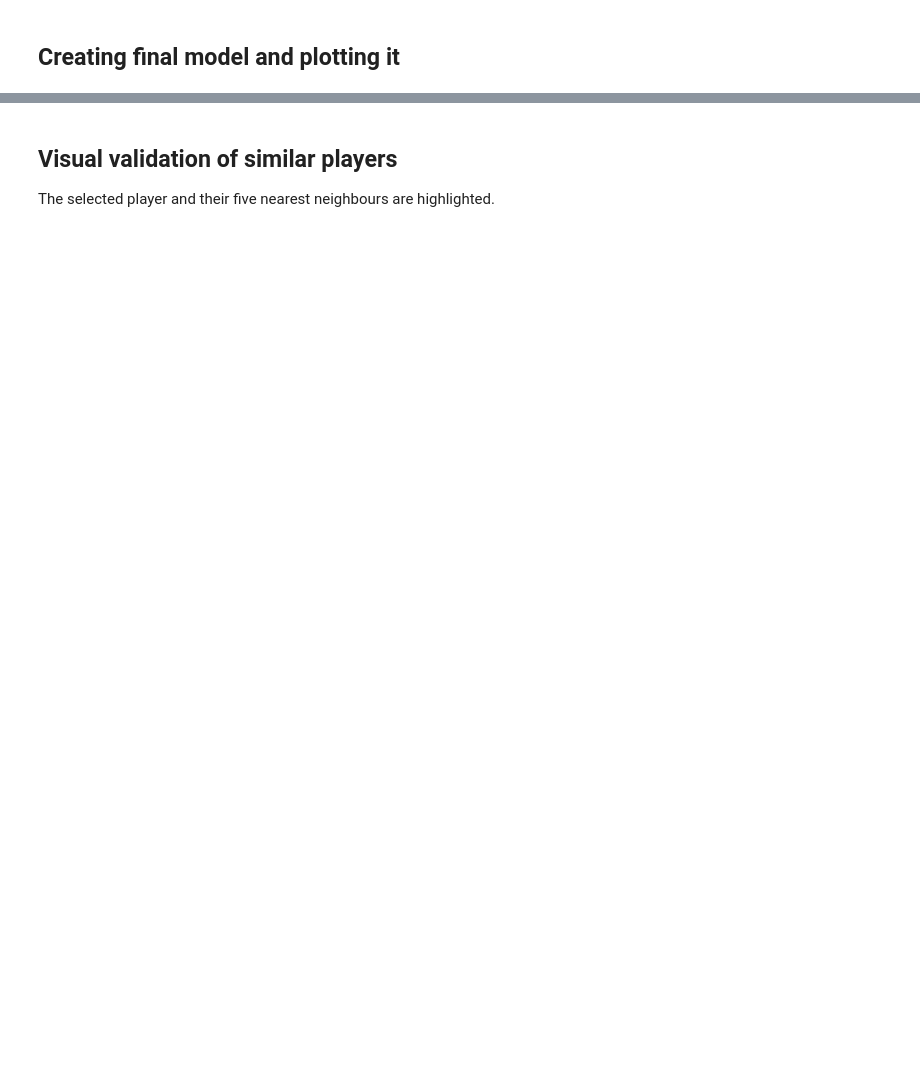
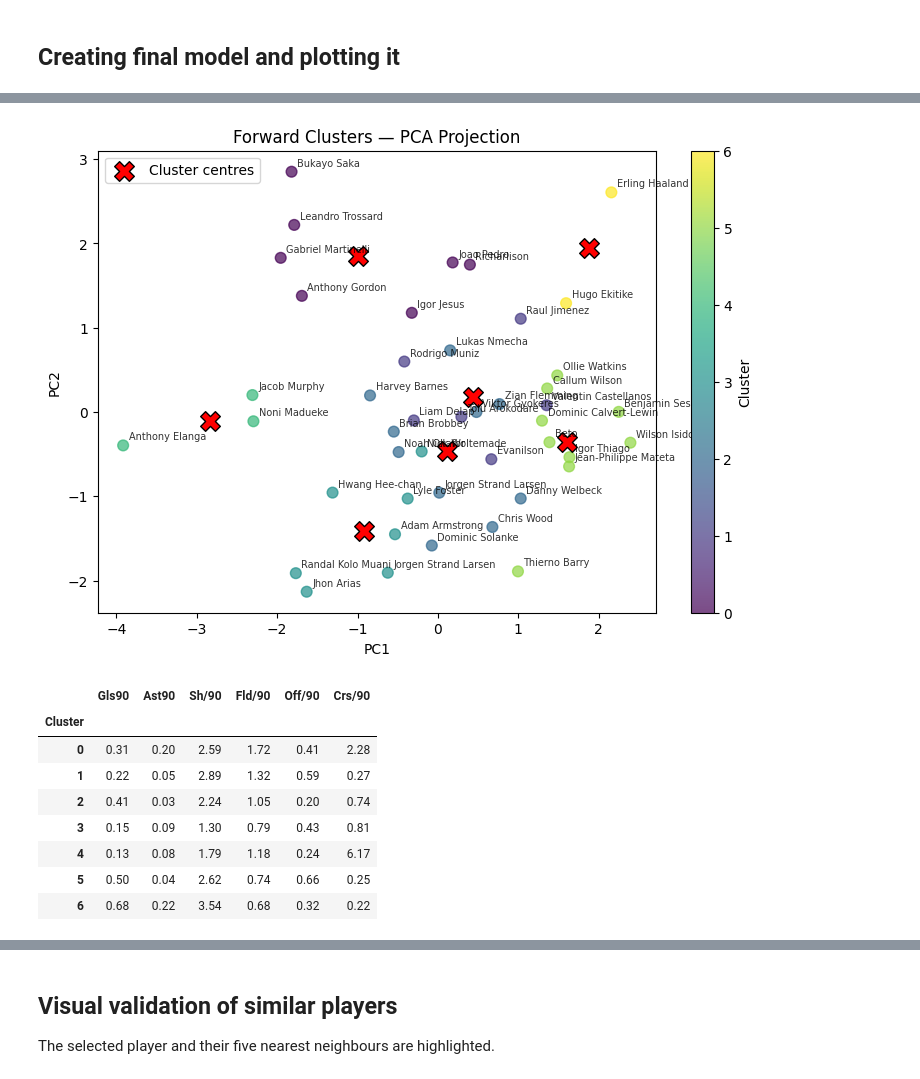
Before and after one commit to Galin-GM/football-player-similarity, a Jupyter notebook: notebooks/03_clustering.ipynb, the cells around one changed output, grey strips where cells are left out. Drawn from its saved outputs; the diff is of its cells as text; code cells hidden in the pictures; blank space fills up the shorter version.

```diff
--- a/notebooks/03_clustering.ipynb
+++ b/notebooks/03_clustering.ipynb
@@ -116,3 +99,70 @@ forwards_df[['Player', 'Gls90', 'Ast90', 'Cluster']].sort_values(['Cluster', 'Gl
+# %%
+from sklearn.decomposition import PCA
+
+pca = PCA(n_components=2)
+
+X_pca = pca.fit_transform(X_scaled)
+
+pca_df = pd.DataFrame(
+    {
+        "PC1": X_pca[:, 0],
+        "PC2": X_pca[:, 1],
+        "Cluster": forwards_df["Cluster"].to_numpy(),
+        "Player": forwards_df["Player"].to_numpy()
+    }
+)
+
+centres_pca = pca.transform(
+    final_model.cluster_centers_
+)
+
+ax = pca_df.plot.scatter(
+    x="PC1",
+    y="PC2",
+    c="Cluster",
+    cmap="viridis",
+    colorbar=True,
+    figsize=(9, 6),
+    alpha=0.7,
+    s=60,
+    title="Forward Clusters — PCA Projection"
+)
+
+ax.scatter(
+    centres_pca[:, 0],
+    centres_pca[:, 1],
+    color="red",
+    marker="X",
+    s=200,
+    edgecolors="black",
+    label="Cluster centres"
+)
+
+for _, player in pca_df.iterrows():
+    plt.annotate(
+        player["Player"],
+        (player["PC1"], player["PC2"]),
+        xytext=(4, 4),
+        textcoords="offset points",
+        fontsize=7,
+        alpha=0.8
+    )
+
+ax.legend()
+plt.show()
+
+cluster_averages
+# %% [output]
+[figure, added]
+|  | Gls90 | Ast90 | Sh/90 | Fld/90 | Off/90 | Crs/90 |
+| Cluster |  |  |  |  |  |  |
+| 0 | 0.31 | 0.20 | 2.59 | 1.72 | 0.41 | 2.28 |
+| 1 | 0.22 | 0.05 | 2.89 | 1.32 | 0.59 | 0.27 |
+| 2 | 0.41 | 0.03 | 2.24 | 1.05 | 0.20 | 0.74 |
+| 3 | 0.15 | 0.09 | 1.30 | 0.79 | 0.43 | 0.81 |
+| 4 | 0.13 | 0.08 | 1.79 | 1.18 | 0.24 | 6.17 |
+| 5 | 0.50 | 0.04 | 2.62 | 0.74 | 0.66 | 0.25 |
+| 6 | 0.68 | 0.22 | 3.54 | 0.68 | 0.32 | 0.22 |
 # %%
 cluster_centres = scaler.inverse_transform(final_model.cluster_centers_)
 
```
Also changed, not shown: parts of 11 cells of this notebook, 2 other files.
